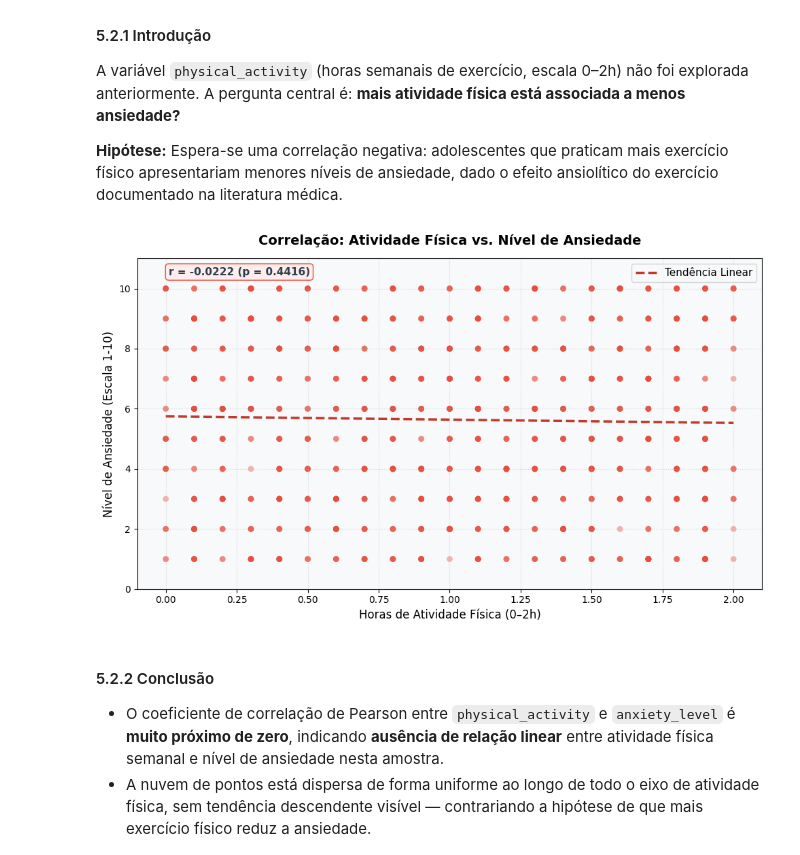
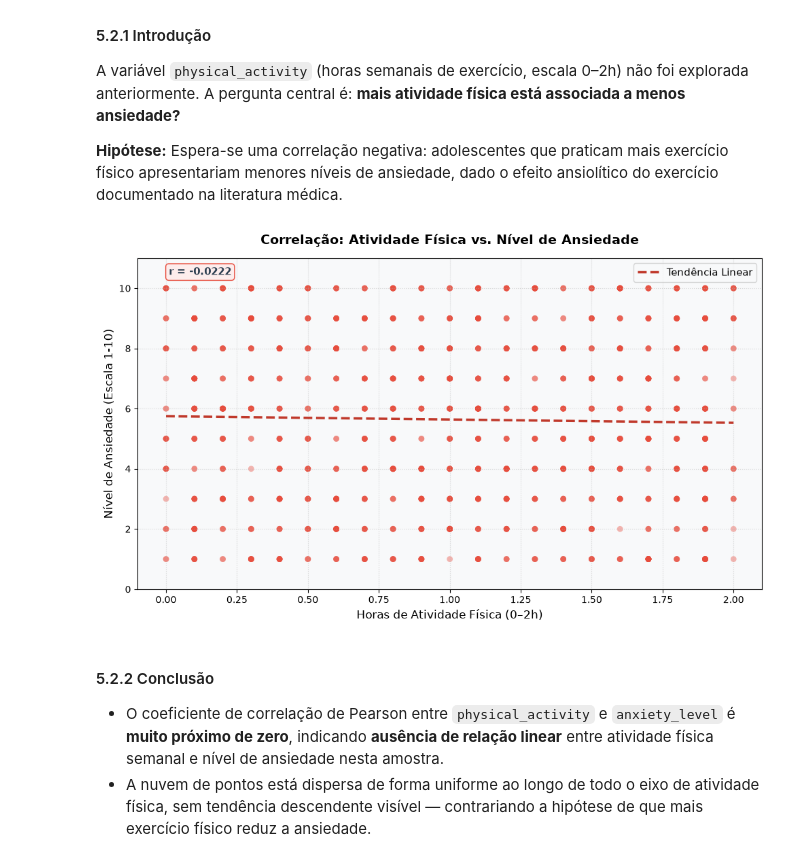
Before and after one commit to FelipeNoglidi/Estatistica_Analise_Estrutural_Saude_Mental, a Jupyter notebook: Trabalho_Estatistica.ipynb, the cells around one changed output. Saved outputs shown, nothing was run; the diff lists cells and outputs as text; code cells hidden in the pictures.

```diff
--- a/Trabalho_Estatistica.ipynb
+++ b/Trabalho_Estatistica.ipynb
@@ -597,33 +597,33 @@ A variável `physical_activity` (horas semanais de exercício, escala 0–2h) n
 # %%
 fig, ax = plt.subplots(figsize=(10, 6))
 
 ax.scatter(df['physical_activity'], df['anxiety_level'],
            color='#e74c3c', alpha=0.4, s=40, edgecolors='none')
 
 # Linha de regressão
 z = np.polyfit(df['physical_activity'], df['anxiety_level'], 1)
 p_line = np.poly1d(z)
 x_line = np.linspace(df['physical_activity'].min(), df['physical_activity'].max(), 100)
 ax.plot(x_line, p_line(x_line), color='#c0392b', linewidth=2.5, linestyle='--', label='Tendência Linear')
 
 # Coeficiente
 r, p_val = stats.pearsonr(df['physical_activity'], df['anxiety_level'])
-ax.annotate(f'r = {r:.4f} (p = {p_val:.4f})',
+ax.annotate(f'r = {r:.4f}',
             xy=(0.05, 0.95), xycoords='axes fraction',
             fontsize=11, fontweight='bold', color='#2c3e50',
             bbox=dict(boxstyle='round,pad=0.3', facecolor='#fdedec', edgecolor='#e74c3c'))
 
 ax.set_title('Correlação: Atividade Física vs. Nível de Ansiedade', fontsize=14, fontweight='bold', pad=15)
 ax.set_xlabel('Horas de Atividade Física (0–2h)', fontsize=12)
 ax.set_ylabel('Nível de Ansiedade (Escala 1-10)', fontsize=12)
 ax.legend(fontsize=11)
 ax.grid(True, linestyle=':', alpha=0.5)
 ax.set_ylim(0, 11)
 
 plt.tight_layout()
 plt.show()
 # %% [output]
-[figure, old version]
+[figure, new version]
 # %% [markdown]
 #### 5.2.2 Conclusão
 * O coeficiente de correlação de Pearson entre `physical_activity` e `anxiety_level` é **muito próximo de zero**, indicando **ausência de relação linear** entre atividade física semanal e nível de ansiedade nesta amostra.
```
Also changed, not shown: parts of 37 cells of this notebook.
